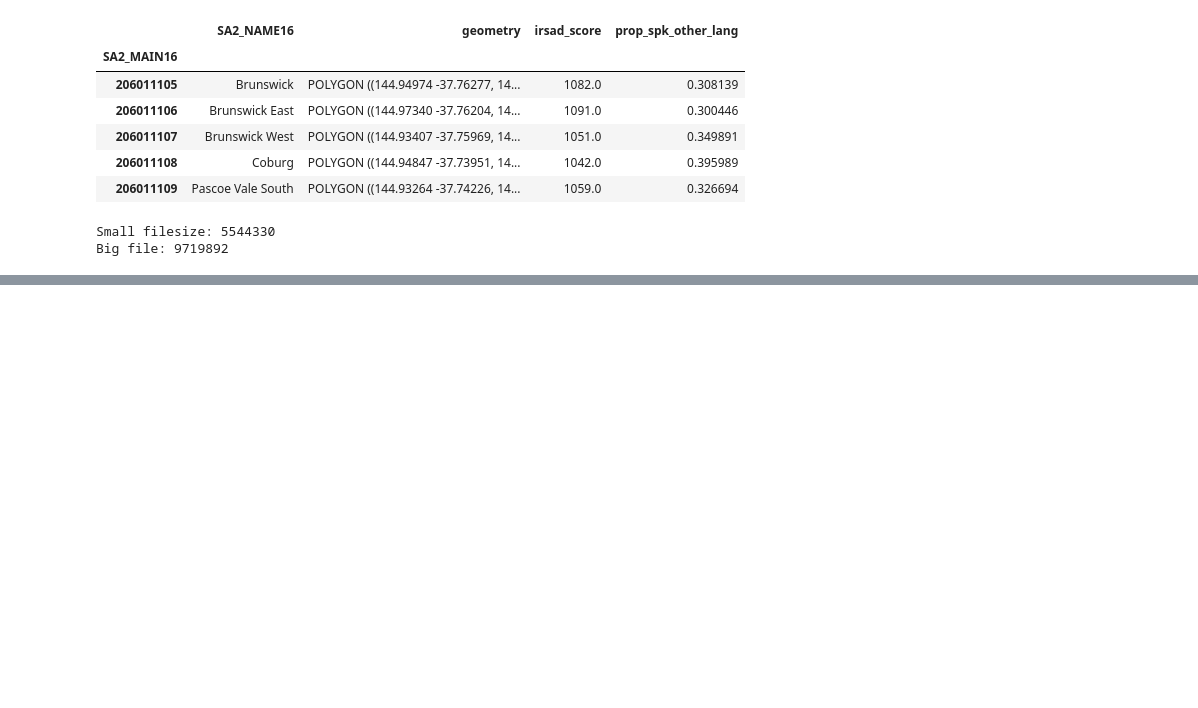
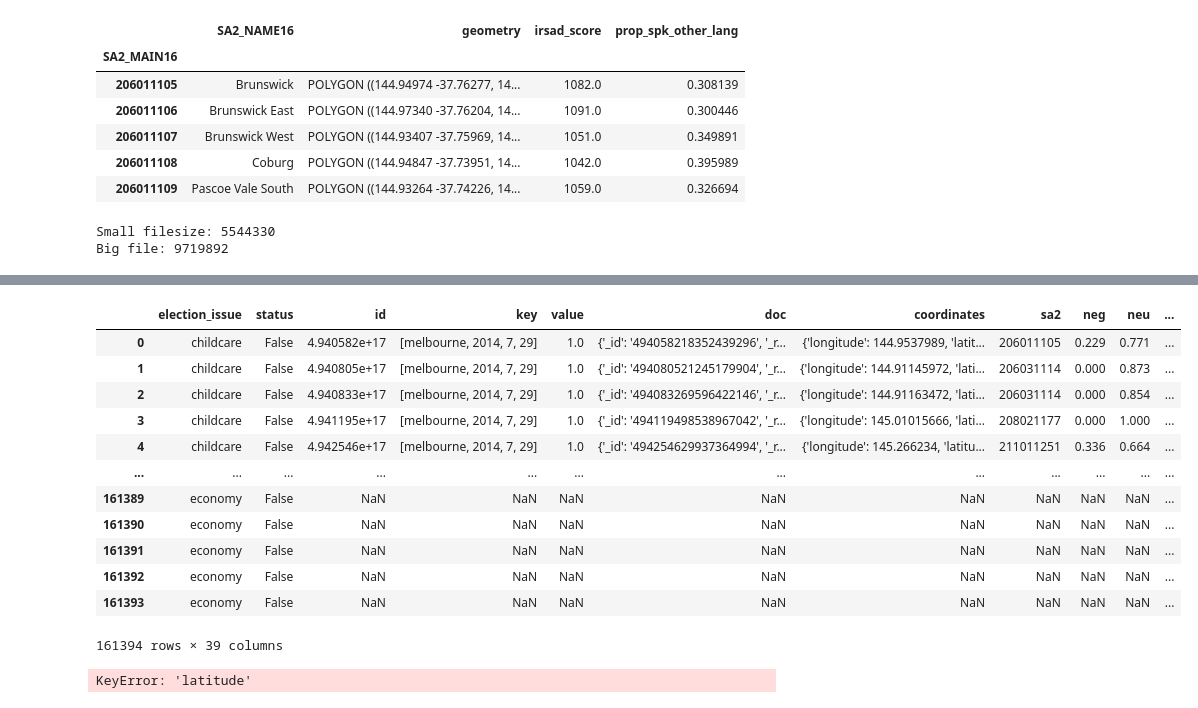
Before and after one commit to jsinkers/comp90024-assignment-2, a Jupyter notebook: data-analysis/data-analysis-part-2.ipynb, the cells around one changed output, grey strips where cells are left out. Saved outputs shown, nothing was run; the diff lists cells and outputs as text; code cells hidden in the pictures; blank space fills up the shorter version.

```diff
--- a/data-analysis/data-analysis-part-2.ipynb
+++ b/data-analysis/data-analysis-part-2.ipynb
@@ -575,0 +822,27 @@ Big file: 9719892
+# %%
+issues_df.join(tweet_df)
+# %% [output]
+|  | election_issue | status | id | key | value | doc | coordinates | sa2 | neg | neu | ... |
+| 0 | childcare | False | 4.940582e+17 | [melbourne, 2014, 7, 29] | 1.0 | {'_id': '494058218352439296', '_r... | {'longitude': 144.9537989, 'latit... | 206011105 | 0.229 | 0.771 | ... |
+| 1 | childcare | False | 4.940805e+17 | [melbourne, 2014, 7, 29] | 1.0 | {'_id': '494080521245179904', '_r... | {'longitude': 144.91145972, 'lati... | 206031114 | 0.000 | 0.873 | ... |
+| 2 | childcare | False | 4.940833e+17 | [melbourne, 2014, 7, 29] | 1.0 | {'_id': '494083269596422146', '_r... | {'longitude': 144.91163472, 'lati... | 206031114 | 0.000 | 0.854 | ... |
+| 3 | childcare | False | 4.941195e+17 | [melbourne, 2014, 7, 29] | 1.0 | {'_id': '494119498538967042', '_r... | {'longitude': 145.01015666, 'lati... | 208021177 | 0.000 | 1.000 | ... |
+| 4 | childcare | False | 4.942546e+17 | [melbourne, 2014, 7, 29] | 1.0 | {'_id': '494254629937364994', '_r... | {'longitude': 145.266234, 'latitu... | 211011251 | 0.336 | 0.664 | ... |
+| ... | ... | ... | ... | ... | ... | ... | ... | ... | ... | ... | ... |
+| 161389 | economy | False | NaN | NaN | NaN | NaN | NaN | NaN | NaN | NaN | ... |
+| 161390 | economy | False | NaN | NaN | NaN | NaN | NaN | NaN | NaN | NaN | ... |
+| 161391 | economy | False | NaN | NaN | NaN | NaN | NaN | NaN | NaN | NaN | ... |
+| 161392 | economy | False | NaN | NaN | NaN | NaN | NaN | NaN | NaN | NaN | ... |
+| 161393 | economy | False | NaN | NaN | NaN | NaN | NaN | NaN | NaN | NaN | ... |
+161394 rows × 39 columns
+# %%
+#for issue in election_issues:
+tweet_df[tweet_df[issue]][['id', 'sa2', 'compound', 'text', 'coordinates']]
+tweet_df.head()
+tweet_df['latitude'] = tweet_df['coordinates']['latitude']
+tweet_df['longitude'] = tweet_df['coordinates']['longitude']
+#tweet_gdf = gpd.GeoDataFrame(tweet_df, geometry=gpd.points_from_xy(tweet_df.coordinates, reduced_tweet_df.latitude))
+#tweet_df.to_file("../data/test.geojson", driver="GeoJSON")
+#sa2_reduced_small['geometry'] = sa2_reduced['geometry'].apply(lambda g: round_geom(g, 5))
+# %% [output]
+KeyError: 'latitude'
```
Also changed, not shown: parts of 20 cells of this notebook, 6 other files.
